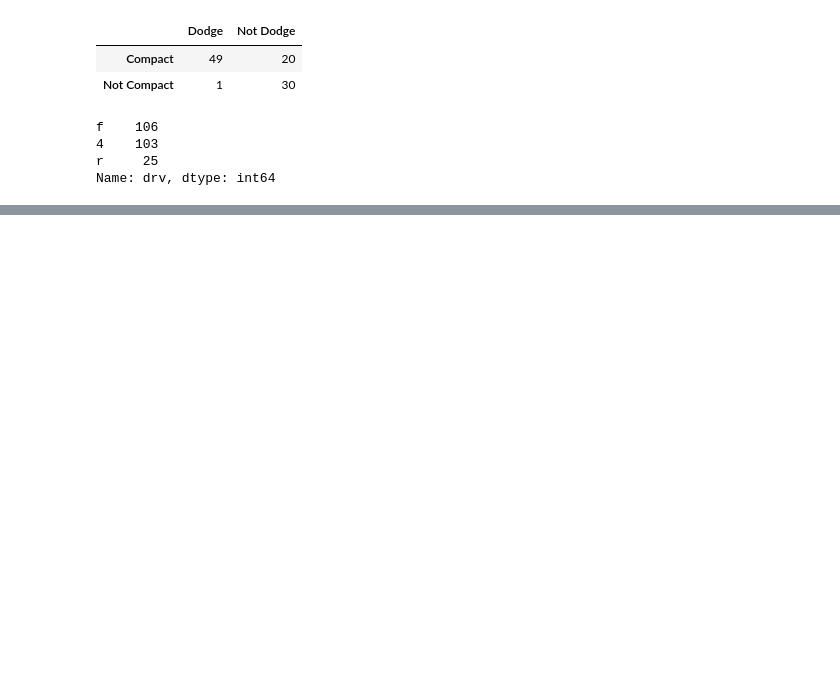
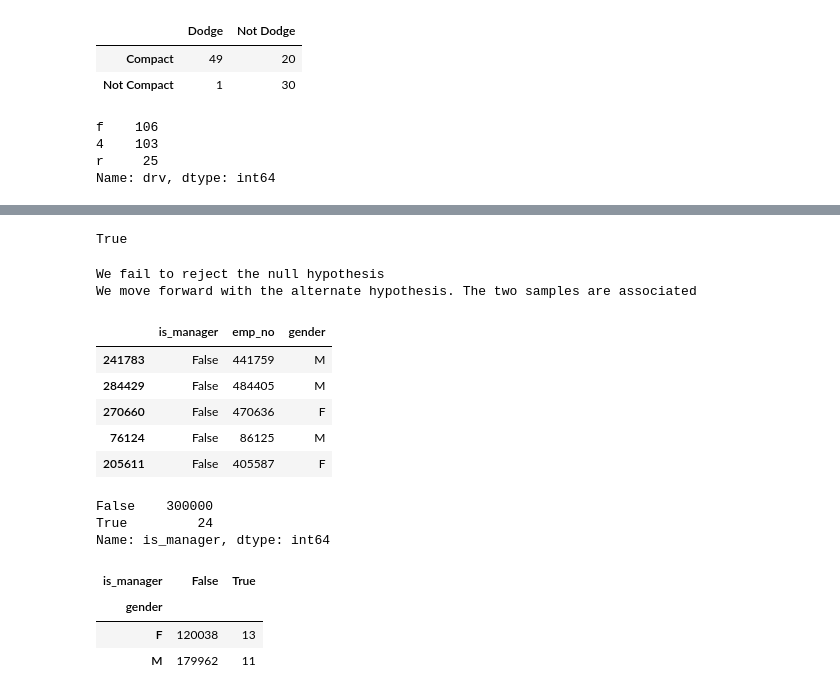
Before and after one commit to DesireeMcElroy/statistics-exercises, a Jupyter notebook: hypothesis_testing.ipynb, the cells around one changed output, grey strips where cells are left out. Drawn from its saved outputs; the diff is of its cells as text; code cells hidden in the pictures; blank space fills up the shorter version.

```diff
--- a/hypothesis_testing.ipynb
+++ b/hypothesis_testing.ipynb
@@ -730,0 +786,48 @@ managers.sample(5)
+# %%
+p > alpha
+# %% [output]
+True
+# %%
+if p > alpha:
+    print('We fail to reject the null hypothesis')
+    print('We move forward with the alternate hypothesis. The two samples are associated')
+else:
+    print('We accept the null hypothesis')
+# %% [output]
+We fail to reject the null hypothesis
+We move forward with the alternate hypothesis. The two samples are associated
+# %%
+# Is an employee's gender independent of whether or not they are or have been a manager?
+mgr_df = pd.read_sql(
+    """
+    SELECT CASE
+		WHEN emp_no IN (SELECT emp_no FROM dept_manager)
+			THEN 'True'
+		ELSE 'False'
+	END AS 'is_manager',
+	emp_no, gender
+FROM employees;
+    """, url)
+# %%
+mgr_df.sample(5)
+# %% [output]
+|  | is_manager | emp_no | gender |
+| 241783 | False | 441759 | M |
+| 284429 | False | 484405 | M |
+| 270660 | False | 470636 | F |
+| 76124 | False | 86125 | M |
+| 205611 | False | 405587 | F |
+# %%
+mgr_df['is_manager'].value_counts()
+# %% [output]
+False    300000
+True         24
+Name: is_manager, dtype: int64
+# %%
+observed = pd.crosstab(mgr_df.gender, mgr_df.is_manager)
+observed
+# %% [output]
+| is_manager | False | True |
+| gender |  |  |
+| F | 120038 | 13 |
+| M | 179962 | 11 |
```
Also changed, not shown: parts of 24 cells of this notebook.
